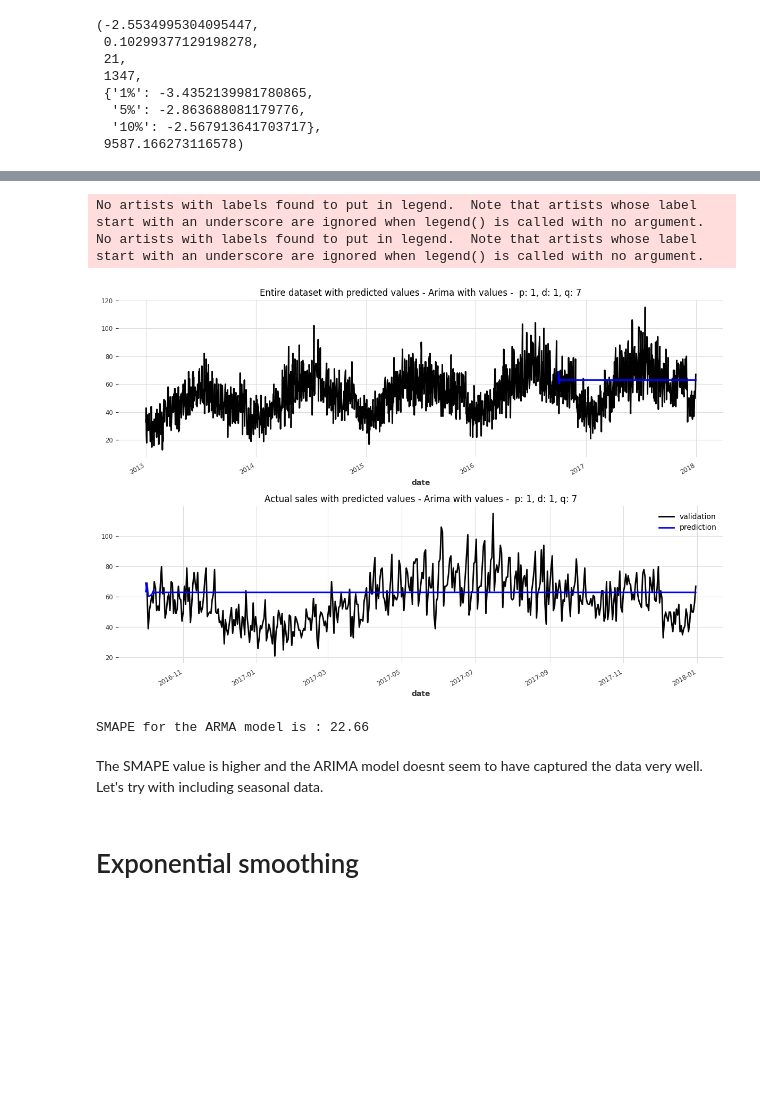
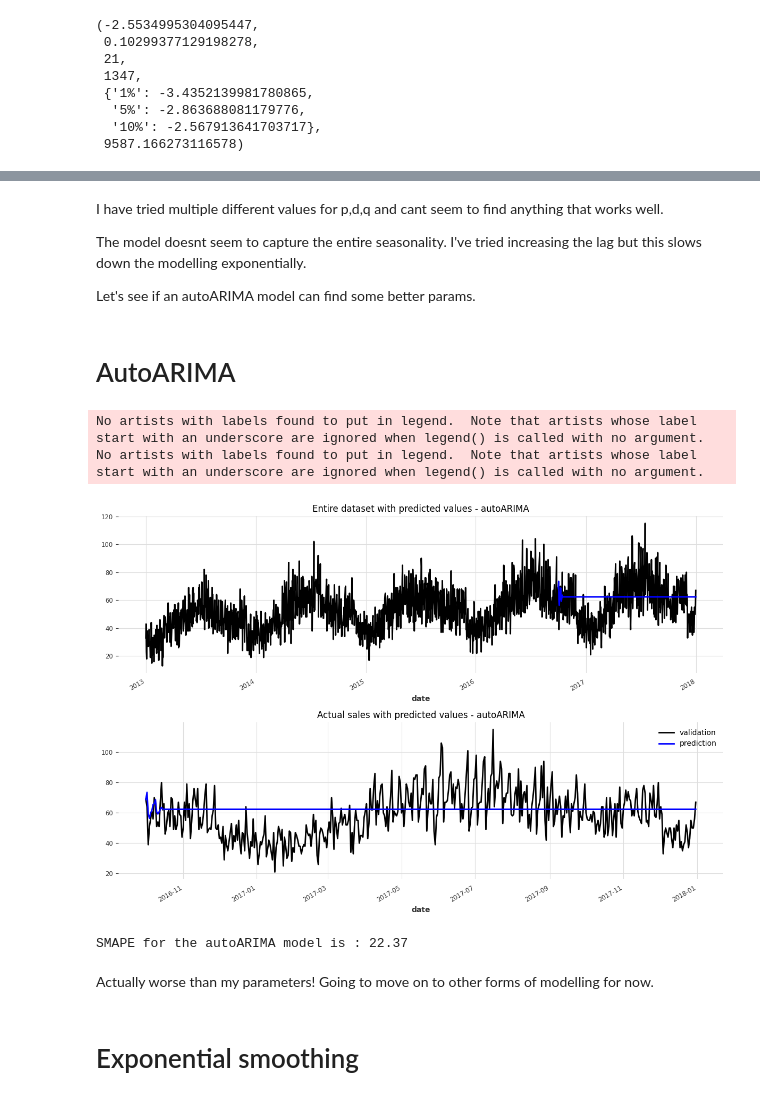
Before and after one commit to jmoro0408/Sales-Forecasting, a Jupyter notebook: notebooks/2.0 - Darts Modelling.ipynb, the cells around one changed output, grey strips where cells are left out. Cells and saved outputs as stored; diff of their text form; code cells hidden in the pictures; blank space fills up the shorter version.

```diff
--- a/notebooks/2.0 - Darts Modelling.ipynb
+++ b/notebooks/2.0 - Darts Modelling.ipynb
@@ -283,0 +317,15 @@ The first value is most highly correlated, therefore we can try a p value of 1.
+# %%
+p,d,q = 6,1,0
+seasonal_order = (0,1,1,7)
+model_aarima = ARIMA(p = p, d = d, q = q, seasonal_order = seasonal_order)
+model_aarima.fit(train)
+prediction_aarima = model_aarima.predict(len(val))
+
+plot_training_val(entire_series = single_series,
+                  pred = prediction_aarima,
+                  val = val,
+                  model_name = "SARIMA (1,1,1)(1,1,1,7)")
+
+print(f"SMAPE for the ARMA model is : \
+{smape(single_series,prediction_aarima):.2f}")
+results_dict['SARIMA'] = smape(single_series,prediction_aarima)
@@ -284,21 +337,28 @@ The first value is most highly correlated, therefore we can try a p value of 1.
+# %% [markdown]
+I have tried multiple different values for p,d,q and cant seem to find anything that works well.
+
+The model doesnt seem to capture the entire seasonality.
+I've tried increasing the lag but this slows down the modelling exponentially.
+
+Let's see if an autoARIMA model can find some better params.
+# %% [markdown]
+# AutoARIMA
 # %%
-model_aarima = ARIMA(p = 1, d = 1, q = 7)
+model_aarima = StatsForecastAutoARIMA(season_length = 7)
+
 model_aarima.fit(train)
 prediction_aarima = model_aarima.predict(len(val))
 
 plot_training_val(entire_series = single_series,
                   pred = prediction_aarima,
                   val = val,
-                  model_name = "Arima with values -  p: 1, d: 1, q: 7")
+                  model_name = "autoARIMA")
 
-print(f"SMAPE for the ARMA model is : \
+print(f"SMAPE for the autoARIMA model is : \
 {smape(single_series,prediction_aarima):.2f}")
-results_dict['ARIMA_1_1_7'] = smape(single_series,prediction_aarima)
+results_dict['autoARIMA'] = smape(single_series,prediction_aarima)
 # %% [output]
 No artists with labels found to put in legend.  Note that artists whose label start with an underscore are ignored when legend() is called with no argument.
 No artists with labels found to put in legend.  Note that artists whose label start with an underscore are ignored when legend() is called with no argument.
-[figure, old version]
+[figure, new version]
-SMAPE for the ARMA model is : 22.66
+SMAPE for the autoARIMA model is : 22.37
-# %% [markdown]
-The SMAPE value is higher and the ARIMA model doesnt seem to have captured the data very well.
-Let's try with including seasonal data.
@@ -318,3 +365,5 @@ results_dict['SARIMA'] = smape(single_series,prediction_aarima)
+# %% [markdown]
+Actually worse than my parameters! Going to move on to other forms of modelling for now.
 # %% [markdown]
 # Exponential smoothing
 # %%
```
Also changed, not shown: parts of 34 cells of this notebook.
